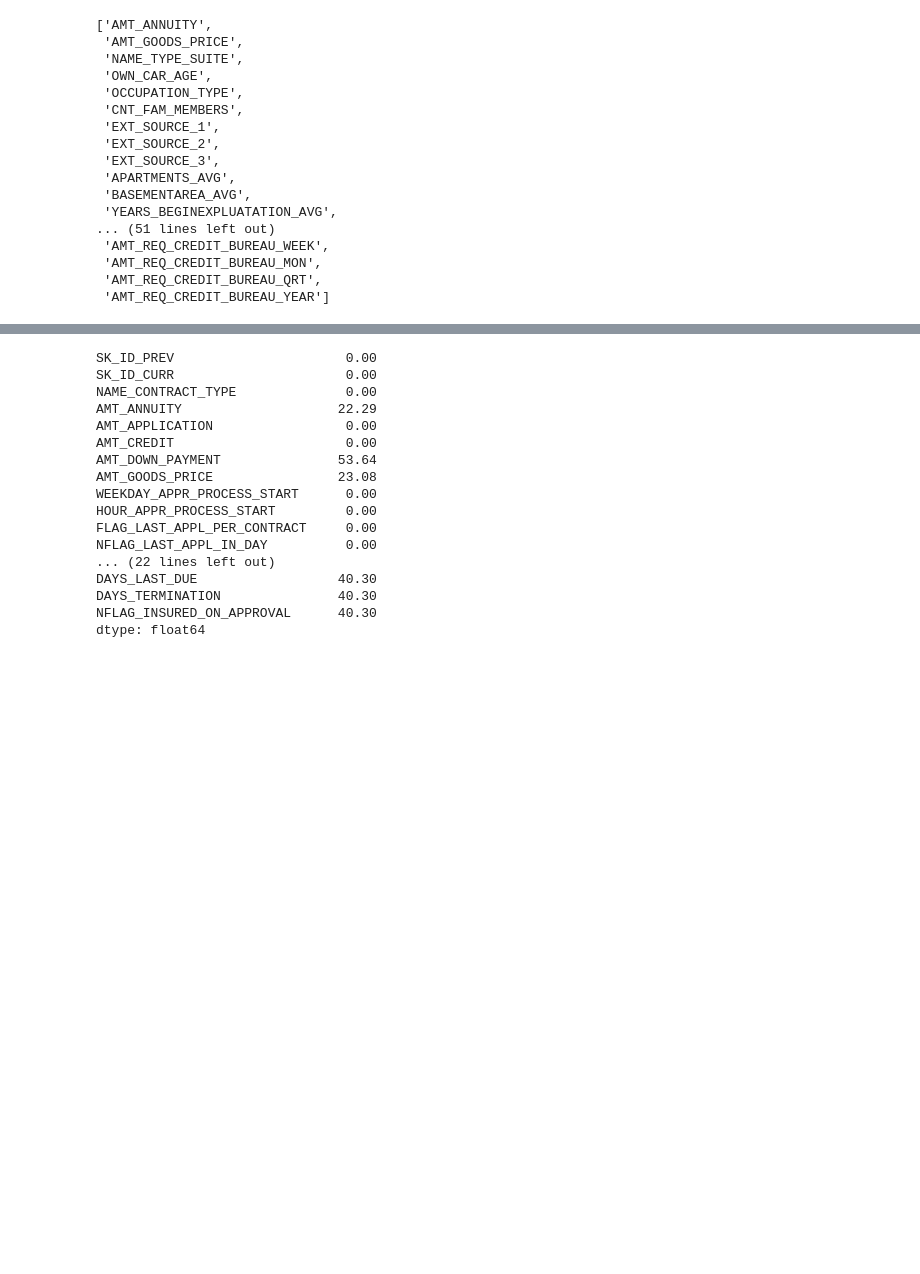
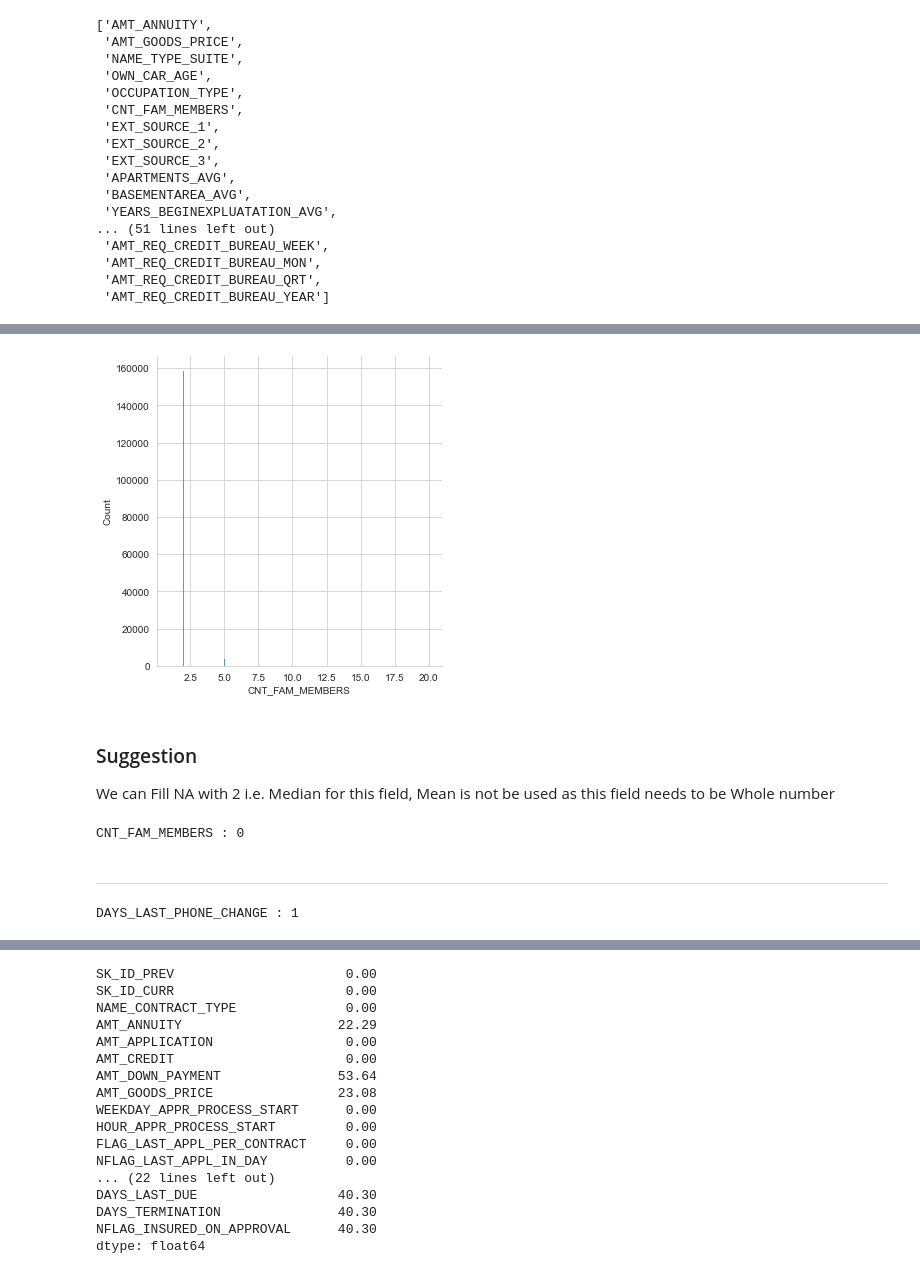
Before and after one commit to rashmirekha27/Loan_Officers, a Jupyter notebook: Loan Jupyternotebook.ipynb, the cells around one changed output, grey strips where cells are left out. Drawn from its saved outputs; the diff is of its cells as text; code cells hidden in the pictures; blank space fills up the shorter version.

```diff
--- a/Loan Jupyternotebook.ipynb
+++ b/Loan Jupyternotebook.ipynb
@@ -174,0 +571,2 @@ application_data
+# %%
+application_data["NAME_TYPE_SUITE"].fillna("Unaccompanied", inplace = True)
@@ -174,0 +595,9 @@ application_data
+# %%
+sns.set_style('whitegrid')
+sns.displot(application_data['CNT_FAM_MEMBERS'])
+plt.show()
+# %% [output]
+[figure, added]
+# %% [markdown]
+### Suggestion
+We can Fill NA with 2 i.e. Median for this field, Mean is not be used as this field needs to be Whole number
@@ -174,0 +606,10 @@ application_data
+# %%
+print("CNT_FAM_MEMBERS :" ,application_data['CNT_FAM_MEMBERS'].isnull().sum())
+# %% [output]
+CNT_FAM_MEMBERS : 0
+# %% [markdown]
+-----------------------------------------------------------------------------------------------------------------------
+# %%
+print("DAYS_LAST_PHONE_CHANGE :" ,application_data['DAYS_LAST_PHONE_CHANGE'].isnull().sum())
+# %% [output]
+DAYS_LAST_PHONE_CHANGE : 1
```
Also changed, not shown: parts of 206 cells of this notebook.
